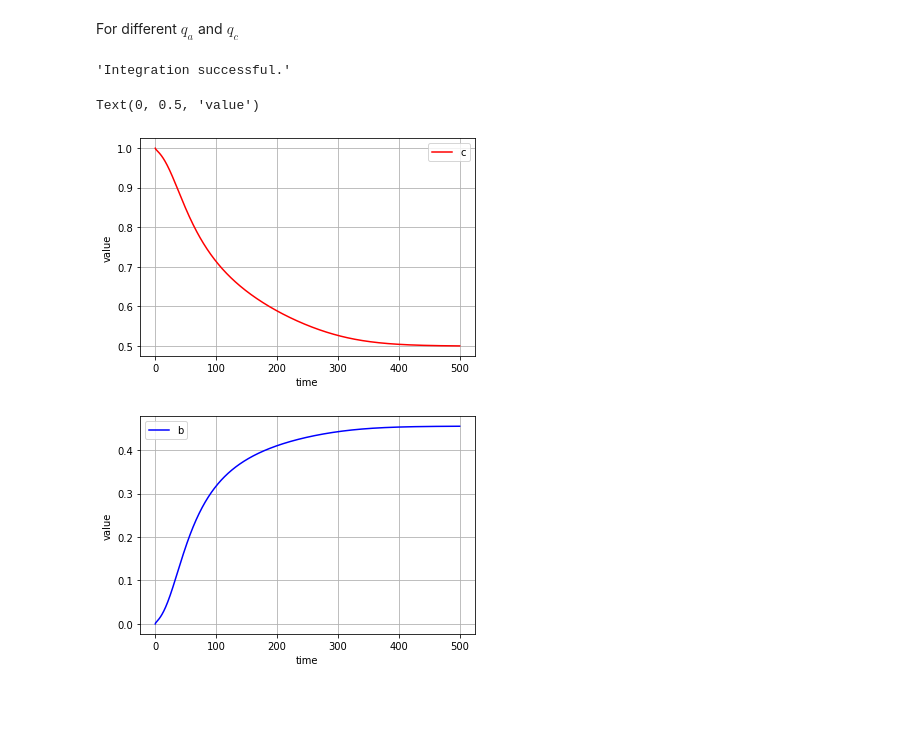
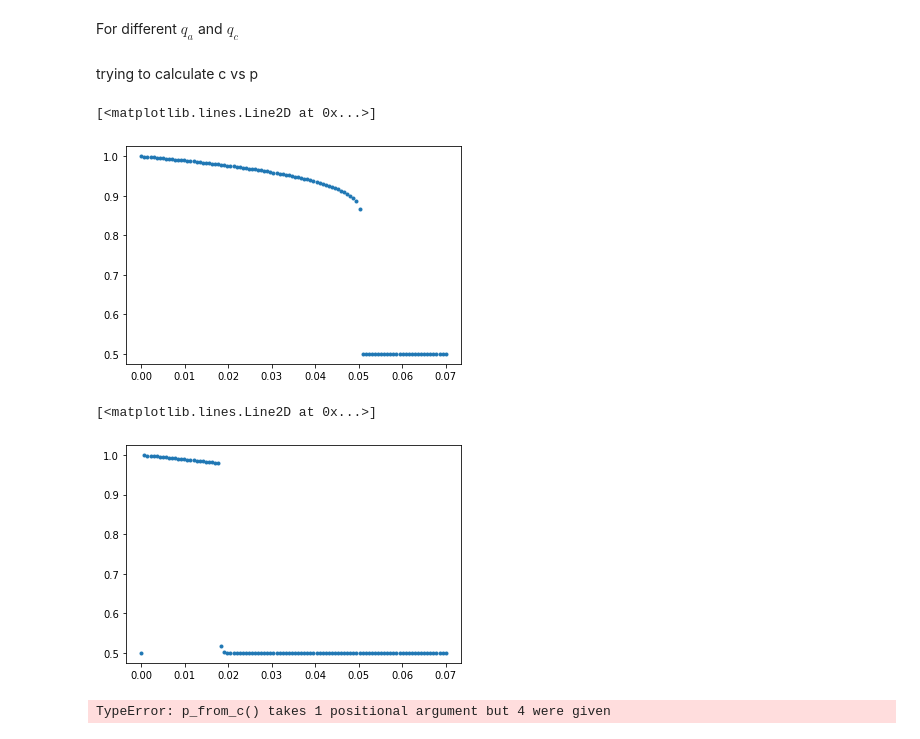
Before and after one commit to pucandrzej/DPOCN_project, a Jupyter notebook: K_Weron_article_fiddling/PA_model.ipynb, the cells around one changed output. Saved outputs shown, nothing was run; the diff lists cells and outputs as text; code cells hidden in the pictures; blank space fills up the shorter version.

Commit message:
PA almost working
we only need those dashed lines

```diff
--- a/K_Weron_article_fiddling/PA_model.ipynb
+++ b/K_Weron_article_fiddling/PA_model.ipynb
@@ -51,43 +73,34 @@ from numpy import *
 import pylab
 from scipy import integrate
 # Definition of parameters
-p = 0.1
-k = 40
-q_a = 8
-q_c = 8
+p = 0.03
+k = 50
+q_a = 4
+q_c = 10
 c_down = lambda c: 1 - c
 c_up = lambda c: c
-theta_down = lambda b, c: b / (2 * c)
-theta_up = lambda b, c: b / ((2 * (1 - c)))
-def dX_dt(X, t = 0):
+theta_down = lambda b, c: b / (2 * (1 - c))
+theta_up = lambda b, c: b / ((2 * c))
+def dX_dt(t, X, p):
     """ Return the growth rate of fox and rabbit populations. """
     c = X[0]
     b = X[1]
     return array([ (1 - p) * (c_down(c) * theta_down(b, c) ** q_c - c_up(c) * theta_up(b ,c) ** q_c) + p * (c_down(c) * ( 1 - theta_down(b, c)) ** q_a - c_up(c) * (1 - theta_up(b, c)) ** q_a) ,
                     2 / k * (c_down(c) * ((1 - p) * theta_down(b, c) ** q_c * (k - 2 * q_c - 2 * (k - q_c) * theta_down(b, c)) + p * (1 - theta_down(b, c)) ** q_a * (k - 2 * (k - q_a) * theta_down(b, c))) +
                     c_up(c) * ((1 - p) * theta_up(b, c) ** q_c * (k - 2 * q_c - 2 * (k - q_c) * theta_up(b, c)) + p * (1 - theta_up(b, c)) ** q_a * (k - 2 * (k - q_a) * theta_up(b, c)))) ])
-# %%
-t = linspace(0, 500,  1000)              # time
-X0 = array([0.999, 0.0001])                 # initials conditions
-X, infodict = integrate.odeint(dX_dt, X0, t, full_output=True)
-infodict['message']
-# %% [output]
-'Integration successful.'
-# %%
-c, b = X.T
-f1 = pylab.figure()
-pylab.plot(t, c, 'r-', label='c')
-pylab.grid()
-pylab.legend(loc='best')
-pylab.xlabel('time')
-pylab.ylabel('value')
-f2 = pylab.figure()
-pylab.plot(t, b  , 'b-', label='b')
-pylab.grid()
-pylab.legend(loc='best')
-pylab.xlabel('time')
-pylab.ylabel('value')
-# %% [output]
-Text(0, 0.5, 'value')
-[figure, removed]
-[figure, removed]
+# %%
+P = linspace(0, 0.07, 100)
+t = linspace(0, 100000,  10000)
+Stable_states = ones(size(P))
+for i, p in enumerate(P):
+    X0 = array([0.999, 1 - 0.999])                 # initials conditions
+    sol = integrate.solve_ivp(dX_dt, [0, 100000], X0, args = [p], dense_output = True)
+    c, b = sol.sol(t)
+    Stable_states[i] = c[-1]
+# %% [markdown]
+trying to calculate c vs p
+# %%
+plt.plot(P, Stable_states, '.')
+# %% [output]
+[<matplotlib.lines.Line2D at 0x...>]
+[figure, added]
@@ -93,0 +116,5 @@ Text(0, 0.5, 'value')
+# %%
+plt.plot(P, Stable_states, '.')
+# %% [output]
+[<matplotlib.lines.Line2D at 0x...>]
+[figure, added]
@@ -93,0 +127,4 @@ Text(0, 0.5, 'value')
+# %%
+plt.plot(p_from_c(b, linspace(0.35, 0.65, 100), q_a, q_c))
+# %% [output]
+TypeError: p_from_c() takes 1 positional argument but 4 were given
```
Also changed, not shown: parts of 9 cells of this notebook.
